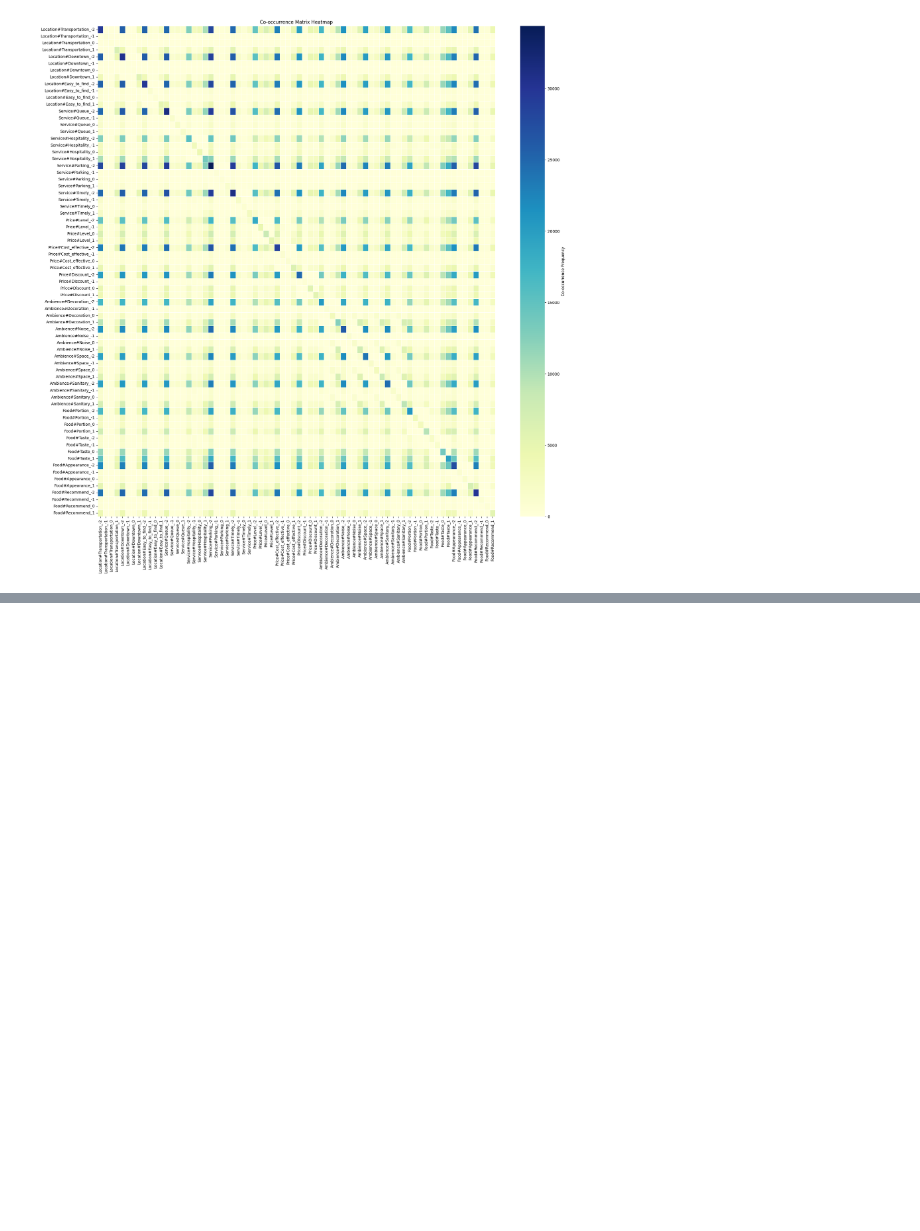
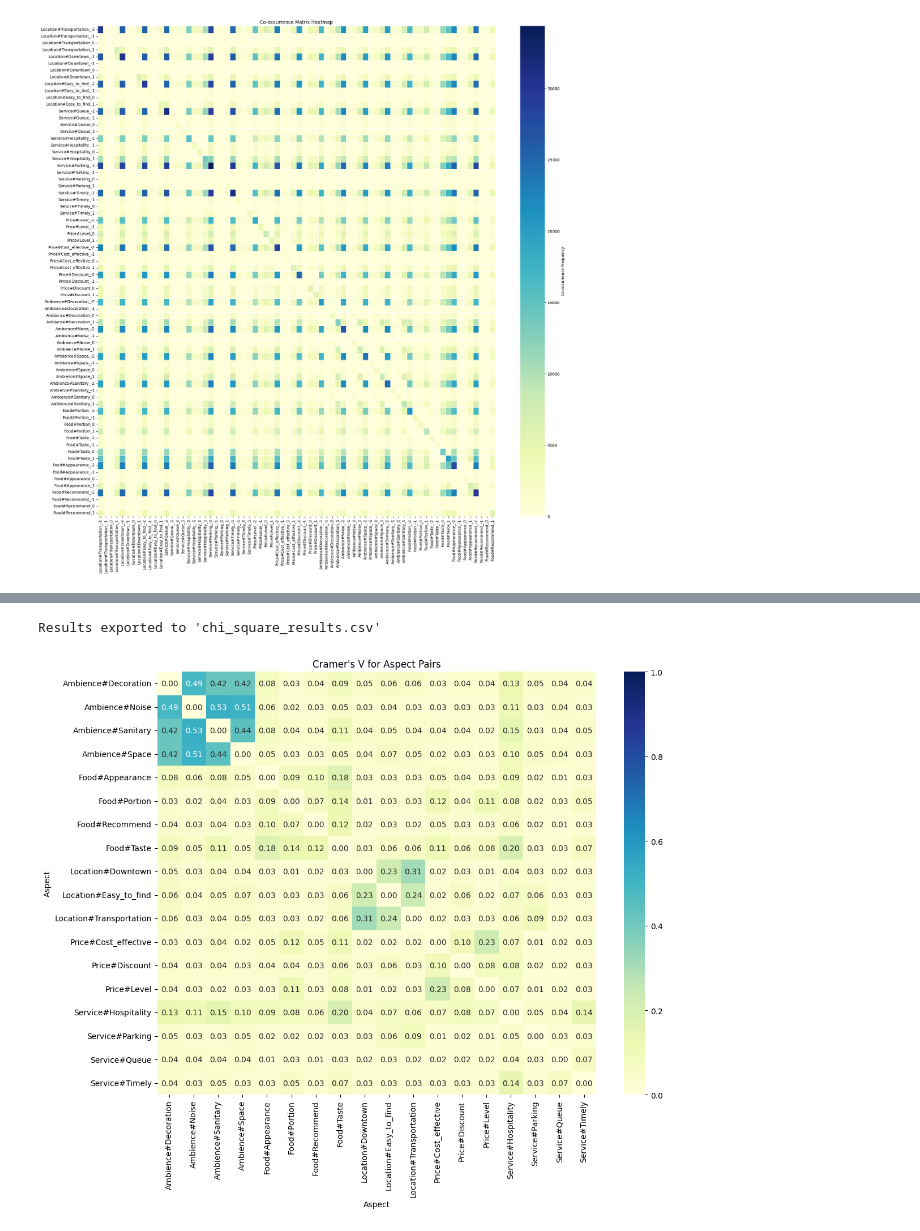
Before and after one commit to kevinchanO777/aspect-category-analysis, a Jupyter notebook: app/sentiment_analysis_notebook.ipynb, the cells around one changed output, grey strips where cells are left out. Saved outputs shown, nothing was run; the diff lists cells and outputs as text; code cells hidden in the pictures; blank space fills up the shorter version.

Commit message:
WIP: finish chi_square_results

```diff
--- a/app/sentiment_analysis_notebook.ipynb
+++ b/app/sentiment_analysis_notebook.ipynb
@@ -242,0 +253,69 @@ plt.show()
+# %%
+import pandas as pd
+import numpy as np
+from itertools import combinations
+from scipy.stats import chi2_contingency
+import seaborn as sns
+import matplotlib.pyplot as plt
+
+
+# Define Cramer's V function
+def crammers_v(chi2, n, r, c):
+    return np.sqrt(chi2 / n / min(c - 1, r - 1))
+
+
+# Assuming df and aspects are defined
+# Example: df = pd.DataFrame(...), aspects = ['Food#Taste', 'Service#Queue', ...]
+
+# Generate all pairs of aspects
+aspect_pairs = combinations(aspects, 2)
+
+# Store results
+results = []
+
+# Perform chi-square test for each pair
+for aspect1, aspect2 in aspect_pairs:
+    contingency_table = pd.crosstab(df[aspect1], df[aspect2])
+    chi2, p, dof, expected = chi2_contingency(contingency_table)
+
+    n = contingency_table.sum().sum()  # Total observations
+    r, c = contingency_table.shape  # Rows, columns
+    cramer_v = crammers_v(chi2, n, r, c)
+
+    # Append results to list
+    results.append(
+        {
+            "Aspect_Pair": f"{aspect1} vs {aspect2}",
+            "Aspect1": aspect1,
+            "Aspect2": aspect2,
+            "Chi2_Statistic": chi2,
+            "P_Value": p,
+            "Degrees_of_Freedom": dof,
+            "Cramers_V": cramer_v,
+        }
+    )
+
+# Convert results to DataFrame
+results_df = pd.DataFrame(results)
+
+# Export to CSV (optional, as per your previous request)
+results_df.to_csv("chi_square_results.csv", index=False)
+print("Results exported to 'chi_square_results.csv'")
+
+# Create pivot table for Cramer's V
+pivot = results_df.pivot(index="Aspect1", columns="Aspect2", values="Cramers_V")
+
+# Fill missing values (make matrix symmetric)
+pivot = pivot.combine_first(pivot.T).fillna(0)
+
+# Generate heatmap
+plt.figure(figsize=(12, 10))
+sns.heatmap(pivot, annot=True, cmap="YlGnBu", vmin=0, vmax=1, fmt=".2f")
+plt.title("Cramer's V for Aspect Pairs")
+plt.xlabel("Aspect")
+plt.ylabel("Aspect")
+plt.tight_layout()
+plt.show()
+# %% [output]
+Results exported to 'chi_square_results.csv'
+[figure, added]
```
Also changed, not shown: parts of 3 cells of this notebook, 1 other file.
